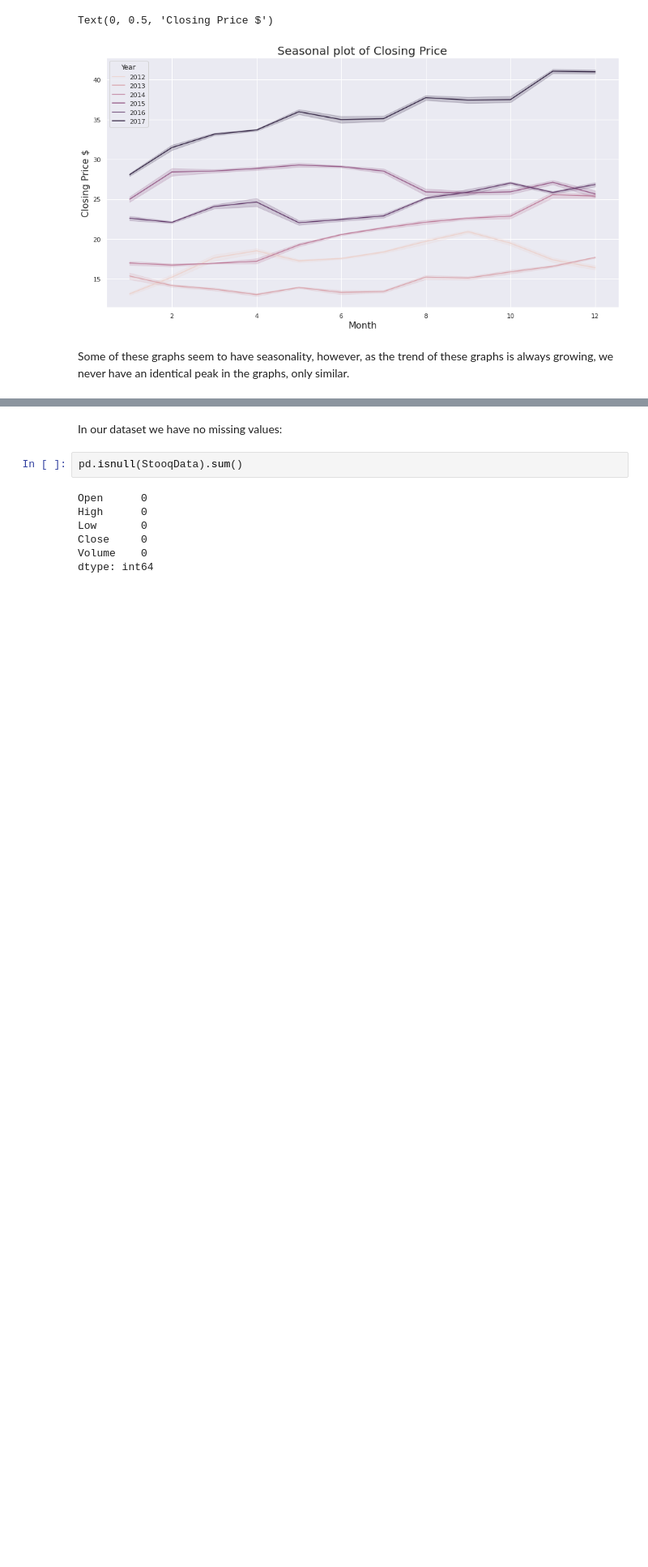
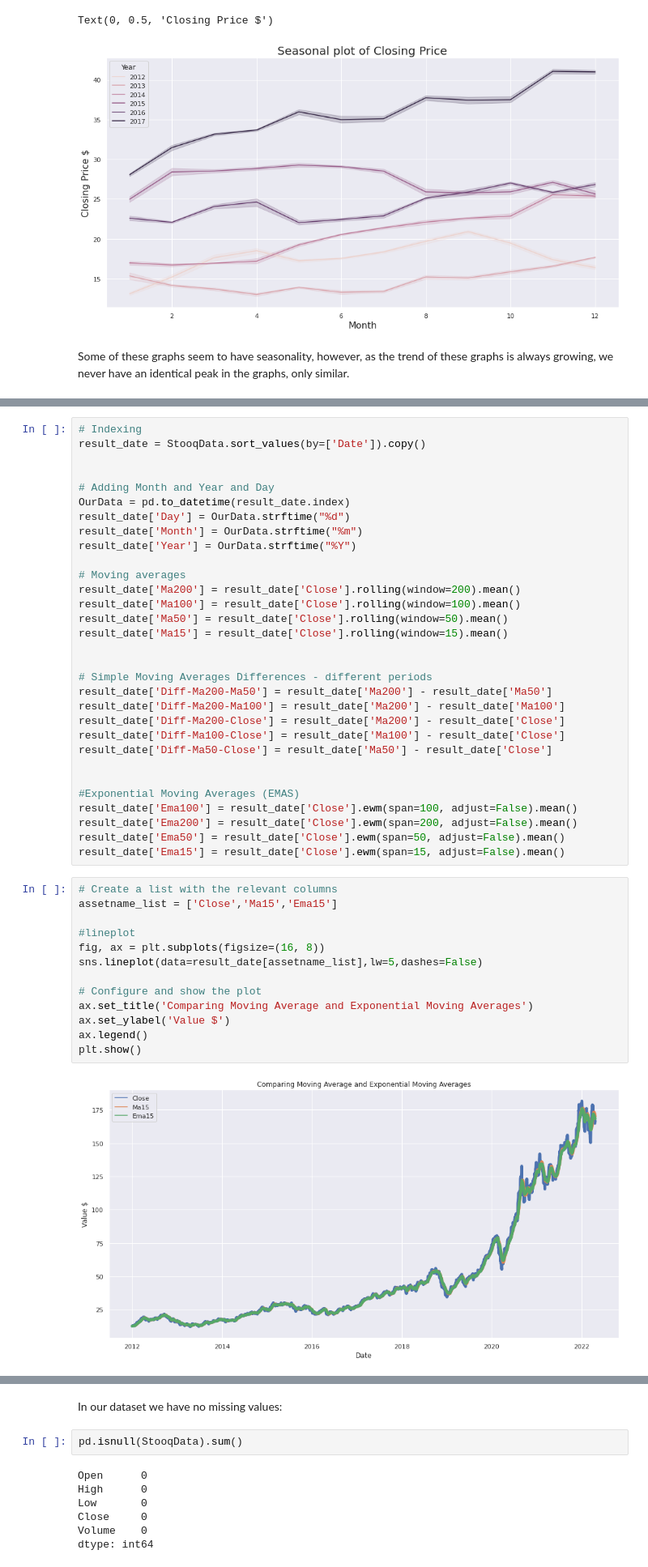
Before and after one commit to M-MSilva/Forecasting-and-analyzing-the-Financial-Market, a Jupyter notebook: jupyter notebook/Forecasting_and_analyzing_the_Financial_Market.ipynb, the cells around one changed output, grey strips where cells are left out. Shown at 81% size. Cells and saved outputs as stored; diff of their text form; blank space fills up the shorter version.

```diff
--- a/jupyter notebook/Forecasting_and_analyzing_the_Financial_Market.ipynb
+++ b/jupyter notebook/Forecasting_and_analyzing_the_Financial_Market.ipynb
@@ -463 +467,47 @@ Some of these graphs seem to have seasonality, however, as the trend of these gr
+# %%
+# Indexing
+result_date = StooqData.sort_values(by=['Date']).copy()
+
+
+# Adding Month and Year and Day
+OurData = pd.to_datetime(result_date.index)
+result_date['Day'] = OurData.strftime("%d")
+result_date['Month'] = OurData.strftime("%m")
+result_date['Year'] = OurData.strftime("%Y")
+
+# Moving averages
+result_date['Ma200'] = result_date['Close'].rolling(window=200).mean()
+result_date['Ma100'] = result_date['Close'].rolling(window=100).mean()
+result_date['Ma50'] = result_date['Close'].rolling(window=50).mean()
+result_date['Ma15'] = result_date['Close'].rolling(window=15).mean()
+
+
+# Simple Moving Averages Differences - different periods
+result_date['Diff-Ma200-Ma50'] = result_date['Ma200'] - result_date['Ma50']
+result_date['Diff-Ma200-Ma100'] = result_date['Ma200'] - result_date['Ma100']
+result_date['Diff-Ma200-Close'] = result_date['Ma200'] - result_date['Close']
+result_date['Diff-Ma100-Close'] = result_date['Ma100'] - result_date['Close']
+result_date['Diff-Ma50-Close'] = result_date['Ma50'] - result_date['Close']
+
+
+#Exponential Moving Averages (EMAS)
+result_date['Ema100'] = result_date['Close'].ewm(span=100, adjust=False).mean()
+result_date['Ema200'] = result_date['Close'].ewm(span=200, adjust=False).mean()
+result_date['Ema50'] = result_date['Close'].ewm(span=50, adjust=False).mean()
+result_date['Ema15'] = result_date['Close'].ewm(span=15, adjust=False).mean()
+# %%
+# Create a list with the relevant columns
+assetname_list = ['Close','Ma15','Ema15']
+
+#lineplot
+fig, ax = plt.subplots(figsize=(16, 8))
+sns.lineplot(data=result_date[assetname_list],lw=5,dashes=False)
+
+# Configure and show the plot
+ax.set_title('Comparing Moving Average and Exponential Moving Averages')
+ax.set_ylabel('Value $')
+ax.legend()
+plt.show()
+# %% [output]
+[figure, added]
 # %% [markdown]
```
Also changed, not shown: parts of 23 cells of this notebook.
